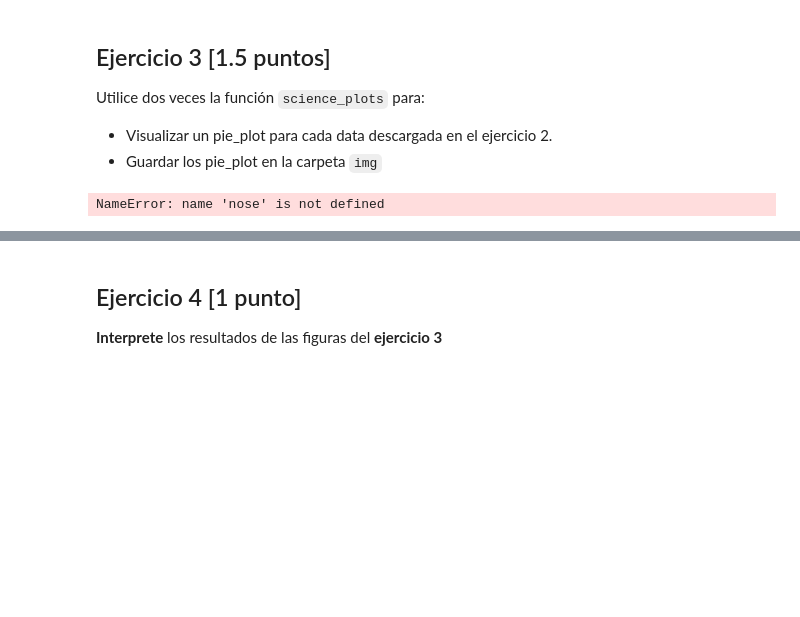
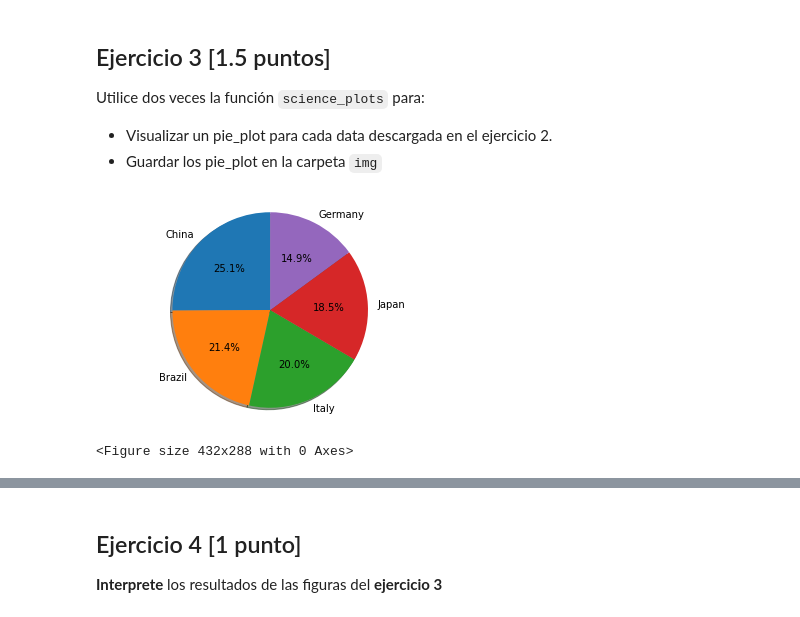
Before and after one commit to Valekia/GBI6_ExamenPython, a Jupyter notebook: 2022I_GBI6G01_ExamenPython.ipynb, the cells around one changed output, grey strips where cells are left out. Saved outputs shown, nothing was run; the diff lists cells and outputs as text; code cells hidden in the pictures; blank space fills up the shorter version.

````diff
--- a/2022I_GBI6G01_ExamenPython.ipynb
+++ b/2022I_GBI6G01_ExamenPython.ipynb
@@ -134,5 +134,9 @@
 - Guardar los pie_plot en la carpeta ```img```
 # %%
 # Escriba aquí su código para el ejercicio 3
+cats = msc.science_plots (a)
+with open ("img/cats.jpg","w") as jpg:
+    cats
 # %% [output]
+[figure, added]
-NameError: name 'nose' is not defined
+<Figure size 432x288 with 0 Axes>
````
Also changed, not shown: parts of 2 cells of this notebook, 3 other files.
